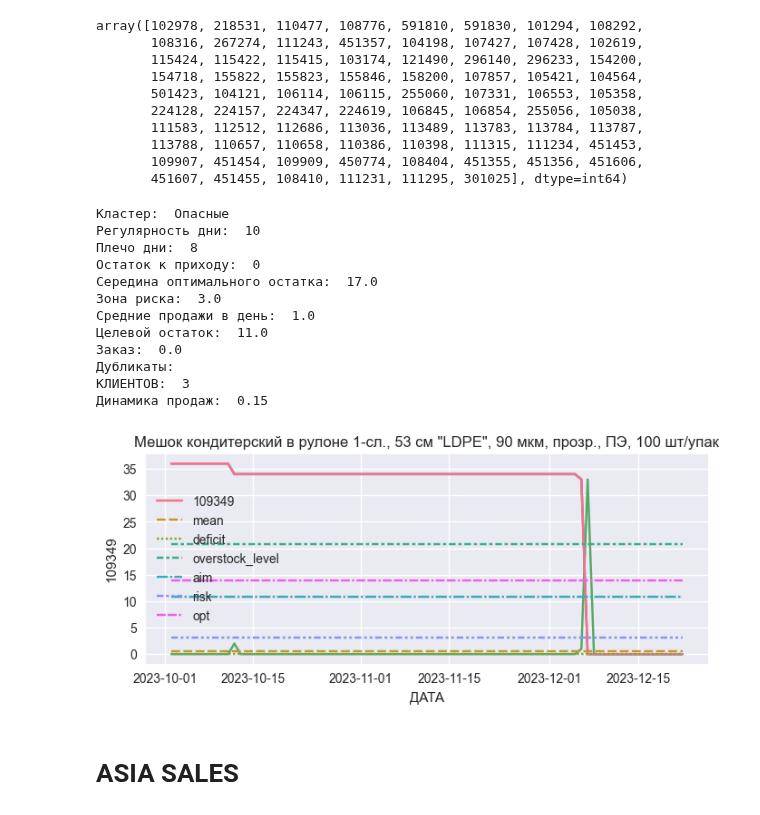
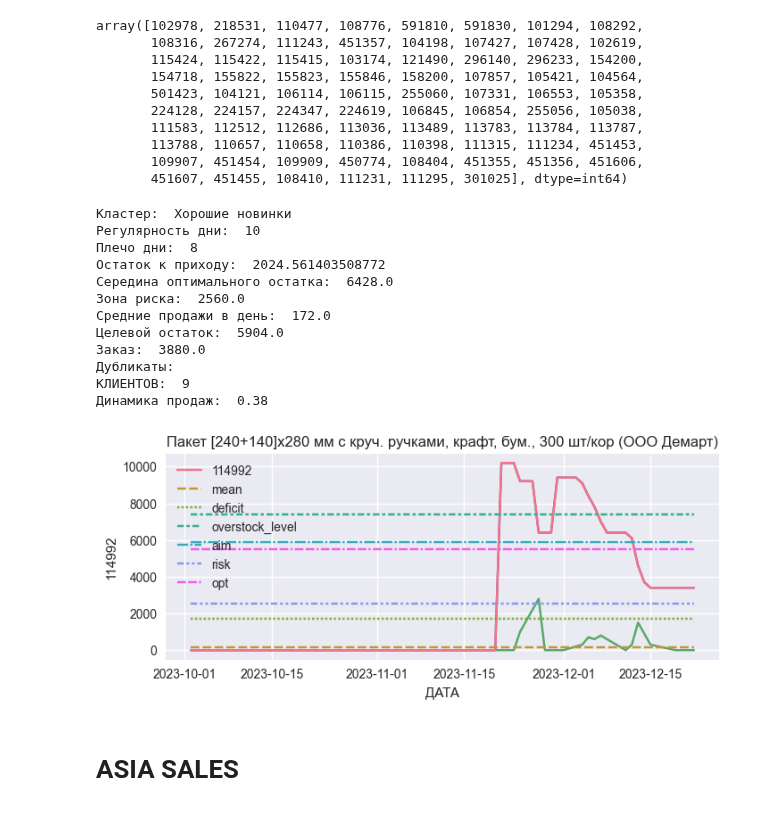
Before and after one commit to killri/ASIA-STOCKS, a Jupyter notebook: Asia_stocks.ipynb, the cells around one changed output. Cells and saved outputs as stored; diff of their text form; code cells hidden in the pictures.

```diff
--- a/Asia_stocks.ipynb
+++ b/Asia_stocks.ipynb
@@ -777,7 +777,7 @@ array([102978, 218531, 110477, 108776, 591810, 591830, 101294, 108292,
        109907, 451454, 109909, 450774, 108404, 451355, 451356, 451606,
        451607, 451455, 108410, 111231, 111295, 301025], dtype=int64)
 # %%
-art =109349
+art =114992
 
 regularity_days = 10
 transport_days = 8
@@ -820,43 +820,43 @@ if piv_nom[piv_nom['АРТИКУЛ'] == art].shape[0]>0:
     fig, ax = plt.subplots(1,1, figsize = [8,3])
     sns.lineplot(table[art].T, ax=ax)
 
     if art in list(table2.columns):
         sns.lineplot(table2[art].T, ax=ax)
     line = pd.DataFrame(table[art].T.copy())
 
     if art in list(table2.columns):
         std_level = (mean_level + 3*table2.describe().T.loc[art]['std'])
     else:
         std_level = 0
 
     line['mean'] = mean_level
     line['deficit'] = deficit_level
     line['overstock_level'] = piv_nom[piv_nom['АРТИКУЛ']== art]['overstock_level'].iloc[0]
     line['aim'] = aim_stock
     line['risk'] = risk_zone_level
     line['opt'] = optimum_zone_level
     ax.set_title(art_name)
 
     sns.lineplot(line, ax=ax)
 
 
 
 else:
     print('Артикул в регионе без движения и остатков')
 # %% [output]
-Кластер:  Опасные
+Кластер:  Хорошие новинки
 Регулярность дни:  10
 Плечо дни:  8
-Остаток к приходу:  0
-Середина оптимального остатка:  17.0
-Зона риска:  3.0
-Cредние продажи в день:  1.0
-Целевой остаток:  11.0
-Заказ:  0.0
+Остаток к приходу:  2024.561403508772
+Середина оптимального остатка:  6428.0
+Зона риска:  2560.0
+Cредние продажи в день:  172.0
+Целевой остаток:  5904.0
+Заказ:  3880.0
 Дубликаты:
-КЛИЕНТОВ:  3
-Динамика продаж:  0.15
+КЛИЕНТОВ:  9
+Динамика продаж:  0.38
-[figure, old version]
+[figure, new version]
 # %% [markdown]
 # ASIA SALES
 # %%
```
Also changed, not shown: 9 other files.
